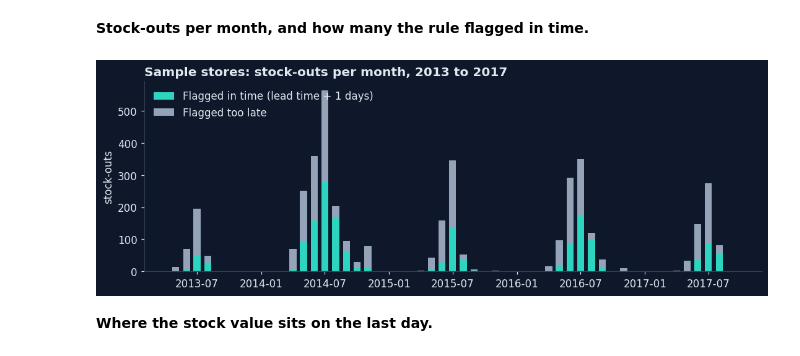
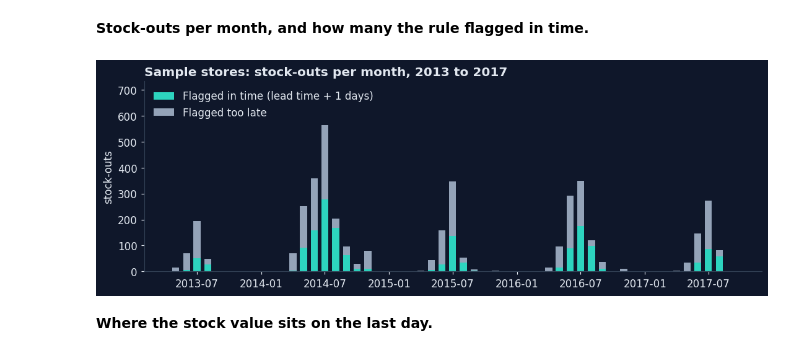
Before and after one commit to omarshalabyy1/stock-reorder-dashboard, a Jupyter notebook: analysis/analysis.ipynb, the cells around one changed output. Saved outputs shown, nothing was run; the diff lists cells and outputs as text; code cells hidden in the pictures.

Commit message:
Stock-outs chart: legend no longer covers the tallest bar

```diff
--- a/analysis/analysis.ipynb
+++ b/analysis/analysis.ipynb
@@ -192,18 +192,19 @@ fig.savefig("../docs/chart-best-seller-summer.png")
 # %%
 monthly = stockouts.groupby([stockouts["date"].dt.to_period("M"), "in_time"]).size().unstack(fill_value=0)
 monthly = monthly.reindex(columns=[True, False], fill_value=0)
 monthly.index = monthly.index.to_timestamp()
 
 fig, ax = plt.subplots(figsize=(10, 3.6))
 ax.bar(monthly.index, monthly[True], width=20, color=MAIN, label="Flagged in time (lead time + 1 days)")
 ax.bar(monthly.index, monthly[False], width=20, bottom=monthly[True], color=MUTED, label="Flagged too late")
 ax.set_title(f"{CLIENT}: stock-outs per month, {rule['date'].min().year} to {last_year}", loc="left", fontweight="bold")
 ax.set_ylabel("stock-outs")
+ax.set_ylim(0, monthly.sum(axis=1).max() * 1.3)  # room for the legend above the tallest bar
 ax.legend(frameon=False, loc="upper left")
 fig.tight_layout()
 fig.savefig("../docs/chart-stockouts-per-month.png")
 # %% [output]
-[figure, old version]
+[figure, new version]
 # %% [markdown]
 **Where the stock value sits on the last day.**
 # %%
```
Also changed, not shown: 1 other file.
